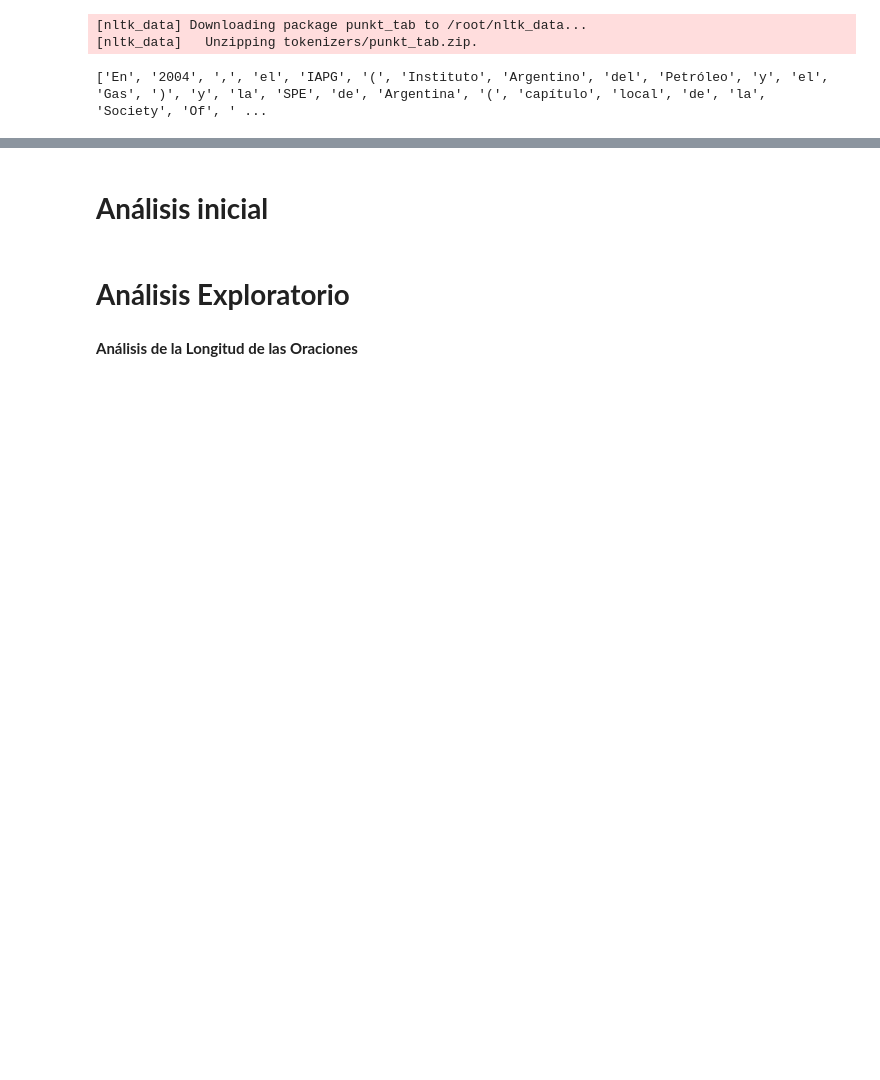
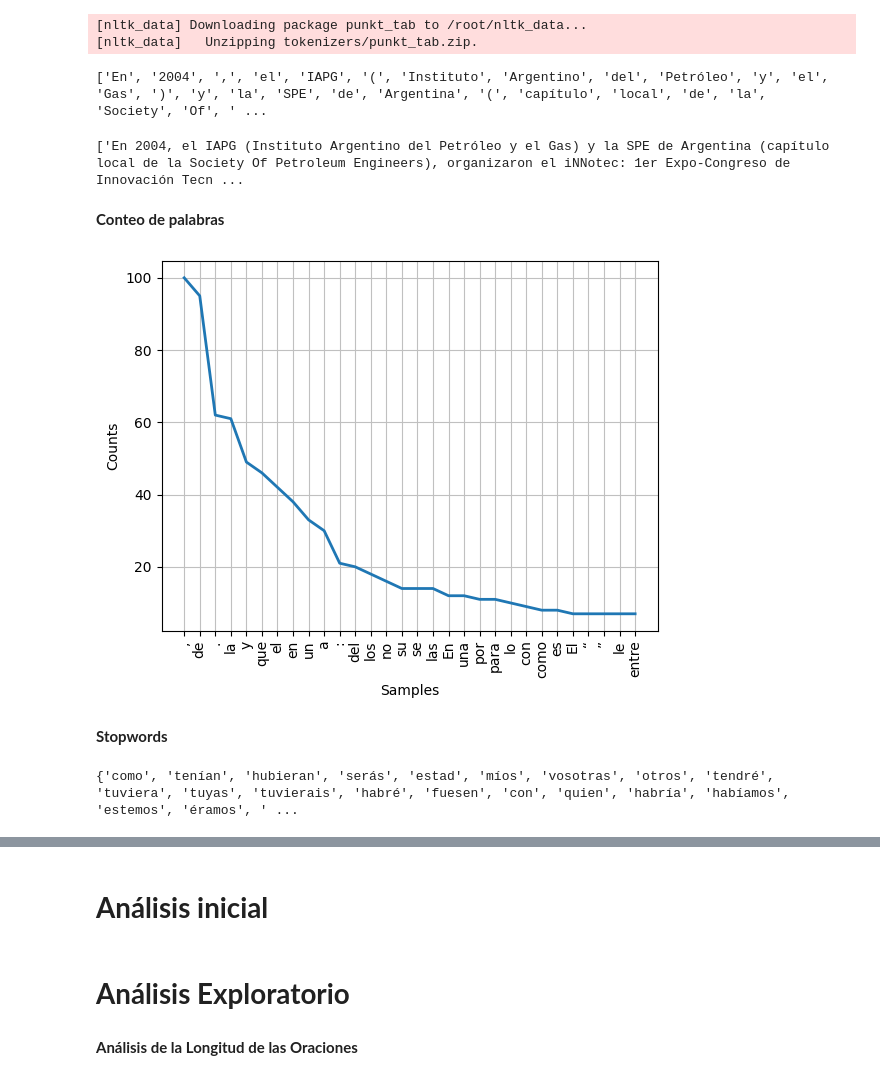
Before and after one commit to Carocschall/CoderHouse, a Jupyter notebook: DataScienceIII_CortezSchall.ipynb, the cells around one changed output, grey strips where cells are left out. Drawn from its saved outputs; the diff is of its cells as text; code cells hidden in the pictures; blank space fills up the shorter version.

```diff
--- a/DataScienceIII_CortezSchall.ipynb
+++ b/DataScienceIII_CortezSchall.ipynb
@@ -142,6 +162,28 @@ print(tokenized_palabra)
 [nltk_data] Downloading package punkt_tab to /root/nltk_data...
 [nltk_data]   Unzipping tokenizers/punkt_tab.zip.
 ['En', '2004', ',', 'el', 'IAPG', '(', 'Instituto', 'Argentino', 'del', 'Petróleo', 'y', 'el', 'Gas', ')', 'y', 'la', 'SPE', 'de', 'Argentina', '(', 'capítulo', 'local', 'de', 'la', 'Society', 'Of', ' ...
+# %%
+#Aplicamos metodo  para tokenizar oracion
+tokenized_oracion=sent_tokenize(texto_relevante)
+print(tokenized_oracion)
+# %% [output]
+['En 2004, el IAPG (Instituto Argentino del Petróleo y el Gas) y la SPE de Argentina (capítulo local de la Society Of Petroleum Engineers), organizaron el iNNotec: 1er Expo-Congreso de Innovación Tecn ...
 # %%
 import es_core_news_md
 nlp = es_core_news_md.load()
+# %% [markdown]
+**Conteo de palabras**
+# %%
+fdist = FreqDist(tokenized_palabra)
+fdist.plot(30,cumulative=False)
+plt.show()
+# %% [output]
+[figure, added]
+# %% [markdown]
+**Stopwords**
+# %%
+#usamos los stopwords en espanol y damos un vistazo
+stop_words=set(stopwords.words("spanish"))
+print(stop_words)
+# %% [output]
+{'como', 'tenían', 'hubieran', 'serás', 'estad', 'míos', 'vosotras', 'otros', 'tendré', 'tuviera', 'tuyas', 'tuvierais', 'habré', 'fuesen', 'con', 'quien', 'habría', 'habíamos', 'estemos', 'éramos', ' ...
```
Also changed, not shown: parts of 6 cells of this notebook.
